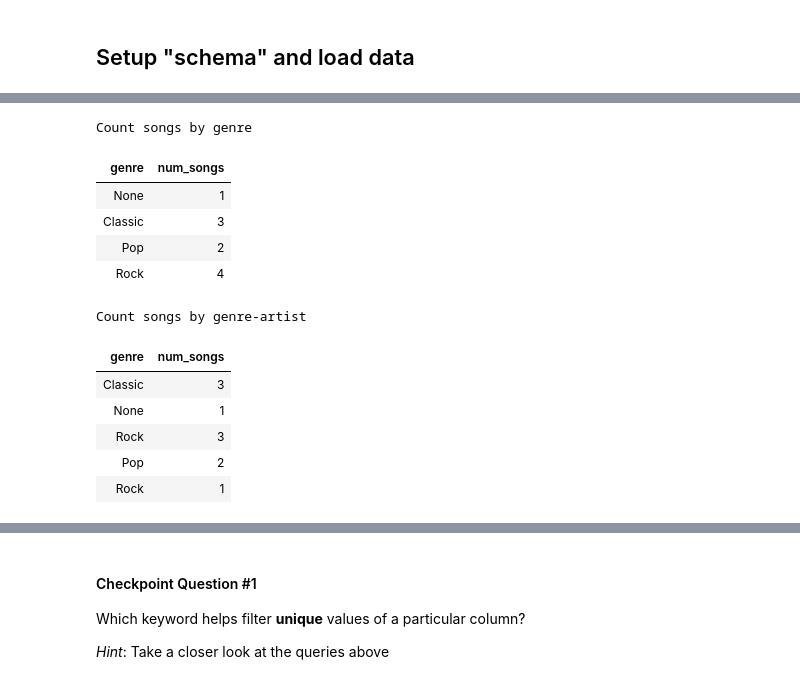
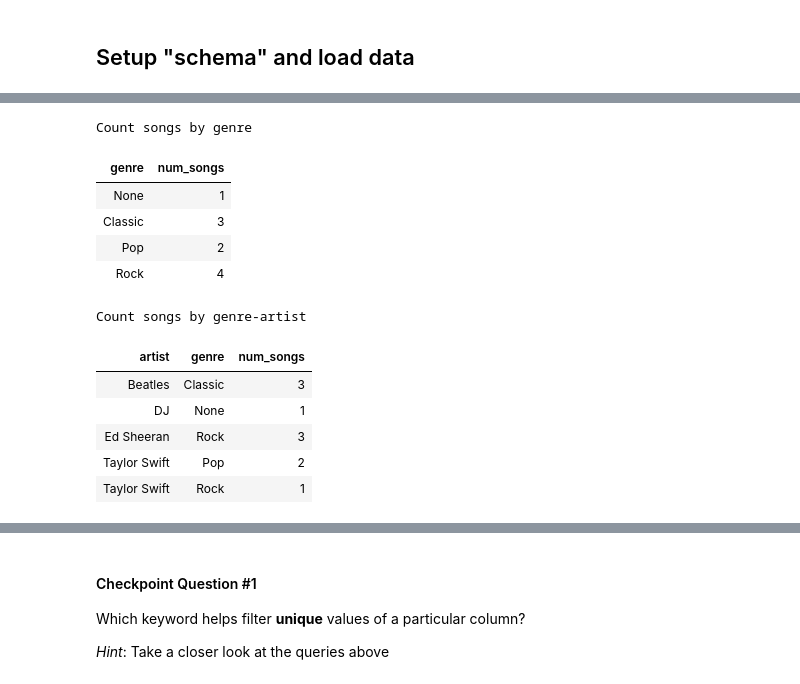
Before and after one commit to shivag/cs145, a Jupyter notebook: Spotify's_SQL_example_CS145.ipynb, the cells around one changed output, grey strips where cells are left out. Drawn from its saved outputs; the diff is of its cells as text; code cells hidden in the pictures.

```diff
--- a/Spotify's_SQL_example_CS145.ipynb
+++ b/Spotify's_SQL_example_CS145.ipynb
@@ -67,6 +62,6 @@ Successfully installed pysqlite3-0.5.3
 3.37.2
 # %%
-dbname = "music_streaming4.db"
+dbname = "music_streaming_1.db"
 
 def printSqlResults(cursor, tblName):
   try:
@@ -298,30 +325,31 @@ Count songs by Taylor Swift in different genres
 # %%
 """ Experiment1 with group by
 """
 qry_group_by1 = """
 SELECT genre, count(*) as num_songs
 FROM Songs
 GROUP BY genre;"""
 runSql('Count songs by genre', qry_group_by1)
+
 qry_group_by2 = """
-SELECT genre, count(*) as num_songs
+SELECT artist, genre, count(*) as num_songs
 FROM Songs
 GROUP BY artist, genre;"""
 runSql('Count songs by genre-artist', qry_group_by2)
 # %% [output]
 Count songs by genre
 | genre | num_songs |
 | None | 1 |
 | Classic | 3 |
 | Pop | 2 |
 | Rock | 4 |
 Count songs by genre-artist
-| genre | num_songs |
-| Classic | 3 |
-| None | 1 |
-| Rock | 3 |
-| Pop | 2 |
-| Rock | 1 |
+| artist | genre | num_songs |
+| Beatles | Classic | 3 |
+| DJ | None | 1 |
+| Ed Sheeran | Rock | 3 |
+| Taylor Swift | Pop | 2 |
+| Taylor Swift | Rock | 1 |
 # %%
 """Experiment2 with group by: Unsafe!
 Why? Ed Sheeran has 3 songs in Rock and Taylor Swift has 1 in Rock.
```
Also changed, not shown: parts of 59 cells of this notebook.
